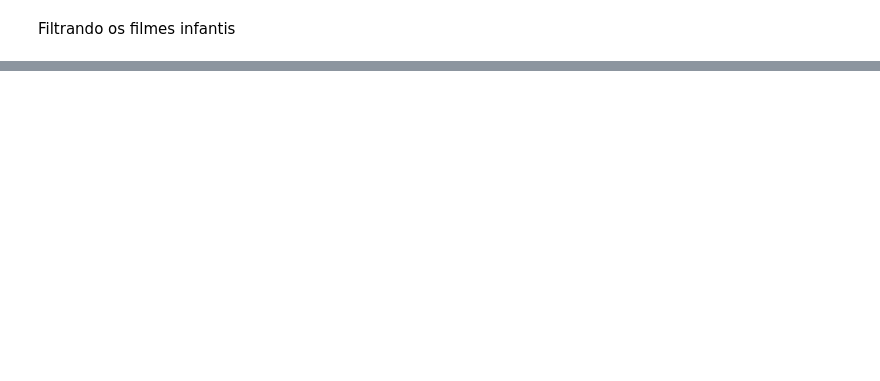
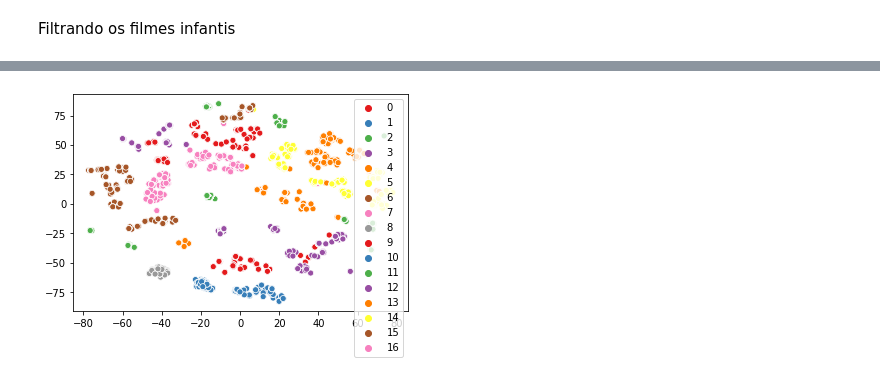
Before and after one commit to chamatt/Alura-Machine-Learning-Track, a Jupyter notebook: 02 - Introdução a algoritmos não supervisionados/KMeans.ipynb, the cells around one changed output, grey strips where cells are left out. Drawn from its saved outputs; the diff is of its cells as text; code cells hidden in the pictures; blank space fills up the shorter version.

```diff
--- a/02 - Introdução a algoritmos não supervisionados/KMeans.ipynb
+++ b/02 - Introdução a algoritmos não supervisionados/KMeans.ipynb
@@ -340,0 +344,6 @@ dados_dos_filmes[filtro].sample(10)
+# %%
+from sklearn.cluster import AgglomerativeClustering
+
+modelo = AgglomerativeClustering(n_clusters=17)
+grupos = modelo.fit_predict(generos_escalados)
+grupos
@@ -340,0 +352,6 @@ dados_dos_filmes[filtro].sample(10)
+# %%
+from sklearn.manifold import TSNE
+tsne = TSNE()
+visualizacao = tsne.fit_transform(generos_escalados)
+
+visualizacao
@@ -340,0 +366,9 @@ dados_dos_filmes[filtro].sample(10)
+# %%
+import seaborn as sns
+
+sns.scatterplot(x=visualizacao[:, 0],
+                y=visualizacao[:, 1],
+                hue=grupos,
+                palette=sns.color_palette('Set1', 17));
+# %% [output]
+[figure, added]
```
Also changed, not shown: parts of 23 cells of this notebook.
